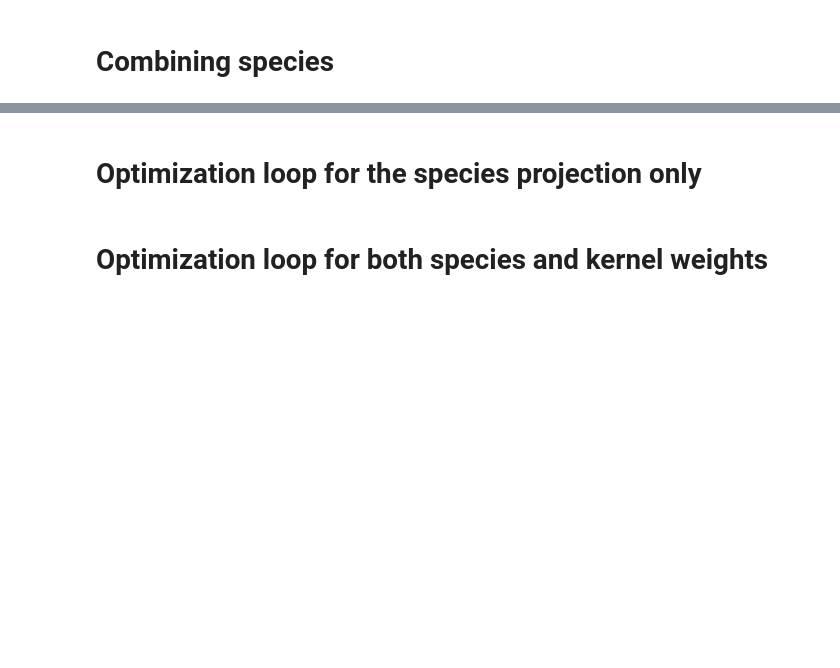
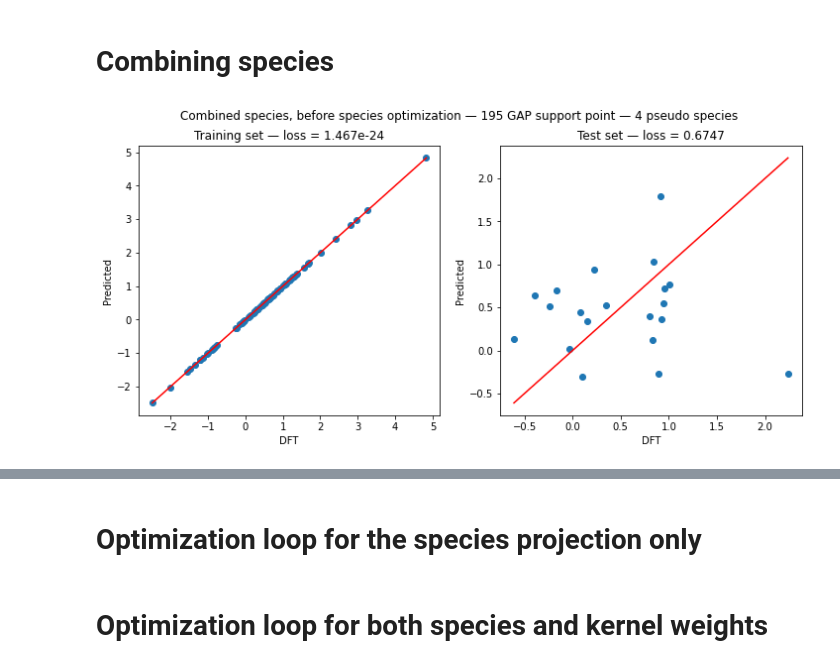
Before and after one commit to Luthaf/alchemical-learning, a Jupyter notebook: alchemical-learning-elpasolites.ipynb, the cells around one changed output, grey strips where cells are left out. Drawn from its saved outputs; the diff is of its cells as text; code cells hidden in the pictures; blank space fills up the shorter version.

```diff
--- a/alchemical-learning-elpasolites.ipynb
+++ b/alchemical-learning-elpasolites.ipynb
@@ -126,7 +176,7 @@ loss_fn = torch.nn.MSELoss()
 # %% [markdown]
 # Combining species
 # %%
-class MixedSpeciesGap(torch.nn.Module):
+class MixedSpeciesSparseGap(torch.nn.Module):
     def __init__(self, species, n_pseudo_species, n_support, zeta, lambdas, optimizable_weights):
         super().__init__()
         self.power_spectrum = PowerSpectrum()
@@ -143,7 +193,7 @@ class MixedSpeciesGap(torch.nn.Module):
         combined = self.alchemical(spherical_expansion)
         power_spectrum = self.power_spectrum(combined)
 
-        self.model = train_gap_model(
+        self.model = train_sparse_gap_model(
             power_spectrum,
             all_species,
             structures_slices,
@@ -161,12 +211,12 @@ class MixedSpeciesGap(torch.nn.Module):
 # %%
 N_PSEUDO_SPECIES = 4
 # %%
-# mixed_species_model = MixedSpeciesGap(
-#     global_species,
-#     n_pseudo_species=N_PSEUDO_SPECIES,
-#     n_support=n_support,
-#     zeta=2,
-#     lambdas=[1e-6, 1e-6],
-#     optimizable_weights=False,
-# )
-# mixed_species_model.fit(train_spherical_expansions, train_species, train_slices, train_energies)
+mixed_species_model = MixedSpeciesSparseGap(
+    global_species,
+    n_pseudo_species=N_PSEUDO_SPECIES,
+    n_support=n_support,
+    zeta=2,
+    lambdas=[1e-6, 1e-6],
+    optimizable_weights=False,
+)
+mixed_species_model.fit(train_spherical_expansions, train_species, train_slices, train_energies)
@@ -206 +223,9 @@ N_PSEUDO_SPECIES = 4
+# %%
+evaluate_and_plot_model(
+    mixed_species_model,
+    f"Combined species, before species optimization — {sum(v for v in n_support.values())} GAP support point — {N_PSEUDO_SPECIES} pseudo species",
+    "species-before.pdf",
+)
+# %% [output]
+[figure, added]
 # %%
```
Also changed, not shown: parts of 25 cells of this notebook, 1 other file.
